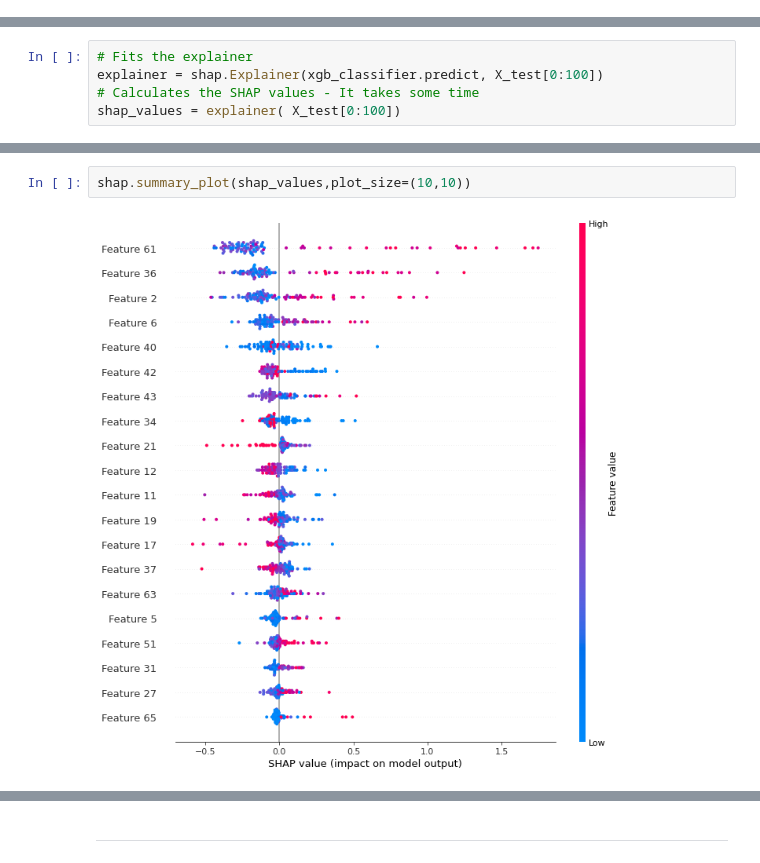
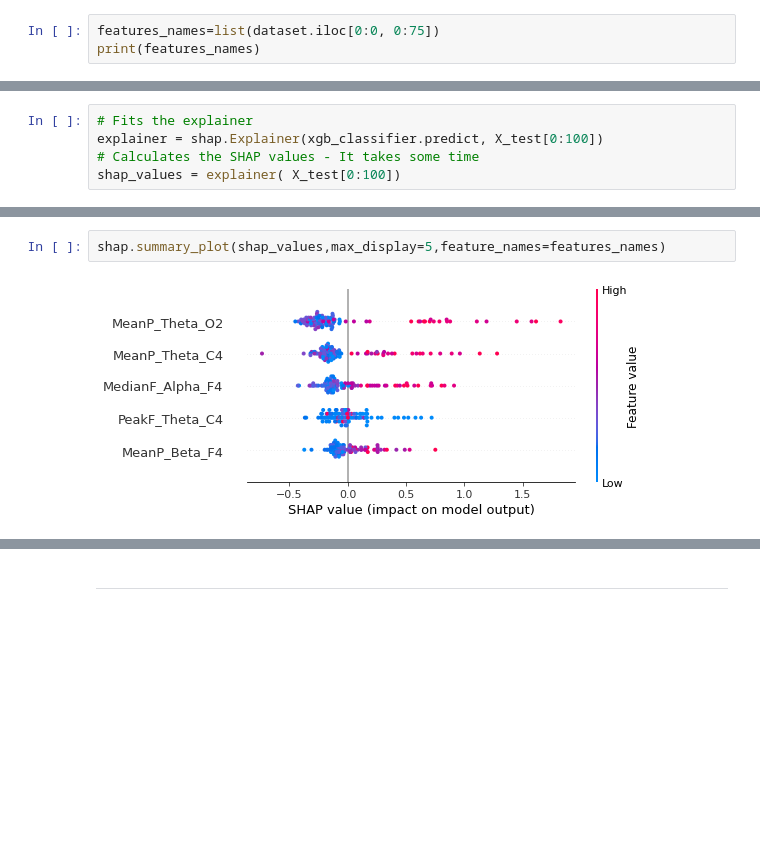
Before and after one commit to RafsanJany-44/Research_Sleep_Stage_Classification, a Jupyter notebook: SHAP_XG.ipynb, the cells around one changed output, grey strips where cells are left out. Saved outputs shown, nothing was run; the diff lists cells and outputs as text; blank space fills up the shorter version.

```diff
--- a/SHAP_XG.ipynb
+++ b/SHAP_XG.ipynb
@@ -48 +50,4 @@ Successfully installed shap-0.41.0 slicer-0.0.7
 [interactive output not drawn]
+# %%
+features_names=list(dataset.iloc[0:0, 0:75])
+print(features_names)
@@ -67,5 +74,5 @@ shap.plots.bar(shap_values)
 # %%
-shap.summary_plot(shap_values,plot_size=(10,10))
+shap.summary_plot(shap_values,max_display=5,feature_names=features_names)
 # %% [output]
-[figure, old version]
+[figure, new version]
 # %%
```
Also changed, not shown: parts of 9 cells of this notebook.
